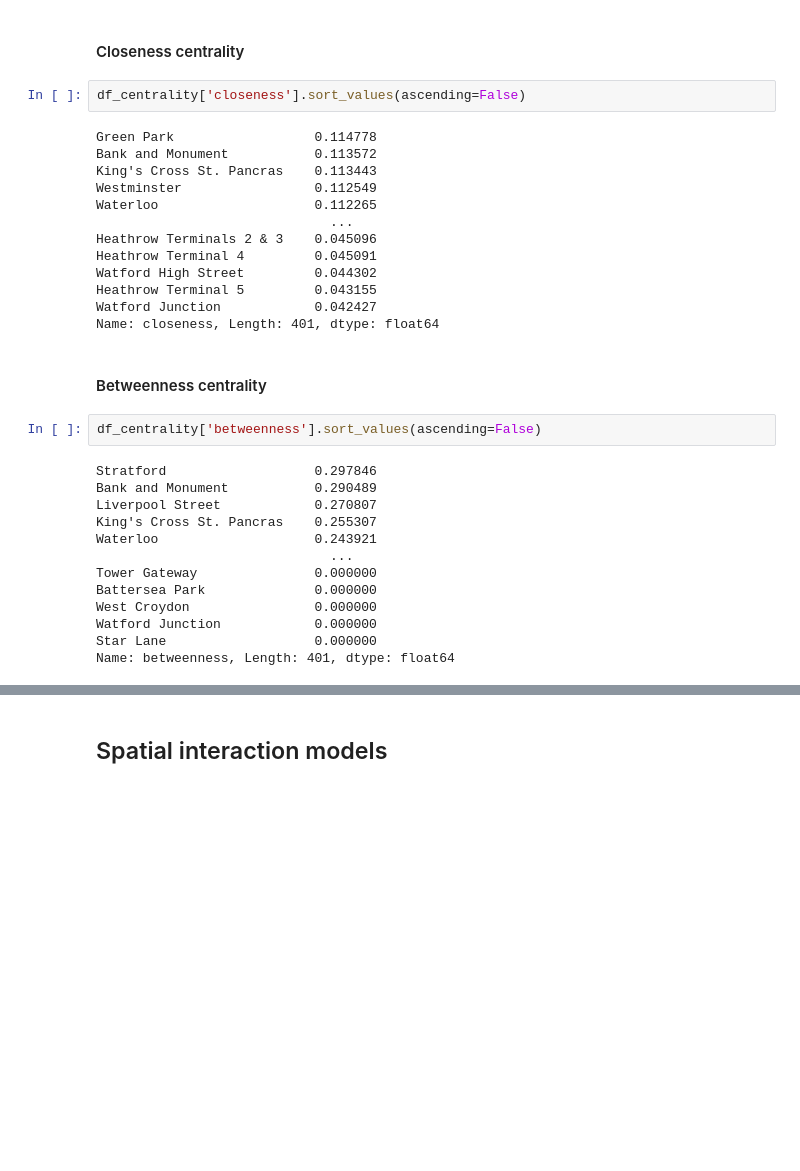
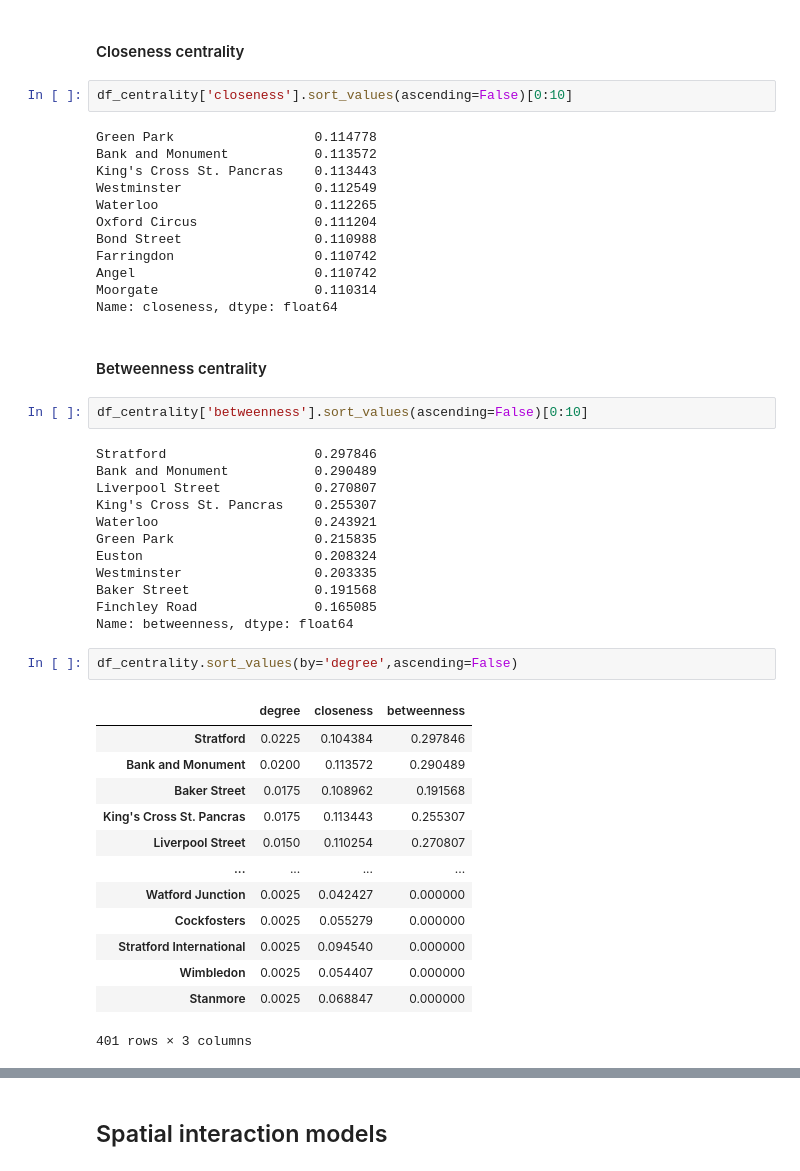
Before and after one commit to rpoandres/US_Assessment, a Jupyter notebook: US_Assessment.ipynb, the cells around one changed output, grey strips where cells are left out. Drawn from its saved outputs; the diff is of its cells as text; blank space fills up the shorter version.

```diff
--- a/US_Assessment.ipynb
+++ b/US_Assessment.ipynb
@@ -212,37 +235,51 @@ Name: degree, Length: 401, dtype: float64
 # %% [markdown]
 #### Closeness centrality
 # %%
-df_centrality['closeness'].sort_values(ascending=False)
+df_centrality['closeness'].sort_values(ascending=False)[0:10]
 # %% [output]
 Green Park                  0.114778
 Bank and Monument           0.113572
 King's Cross St. Pancras    0.113443
 Westminster                 0.112549
 Waterloo                    0.112265
-                              ...
-Heathrow Terminals 2 & 3    0.045096
-Heathrow Terminal 4         0.045091
-Watford High Street         0.044302
-Heathrow Terminal 5         0.043155
-Watford Junction            0.042427
-Name: closeness, Length: 401, dtype: float64
+Oxford Circus               0.111204
+Bond Street                 0.110988
+Farringdon                  0.110742
+Angel                       0.110742
+Moorgate                    0.110314
+Name: closeness, dtype: float64
 # %% [markdown]
 #### Betweenness centrality
 # %%
-df_centrality['betweenness'].sort_values(ascending=False)
+df_centrality['betweenness'].sort_values(ascending=False)[0:10]
 # %% [output]
 Stratford                   0.297846
 Bank and Monument           0.290489
 Liverpool Street            0.270807
 King's Cross St. Pancras    0.255307
 Waterloo                    0.243921
-                              ...
-Tower Gateway               0.000000
-Battersea Park              0.000000
-West Croydon                0.000000
-Watford Junction            0.000000
-Star Lane                   0.000000
-Name: betweenness, Length: 401, dtype: float64
+Green Park                  0.215835
+Euston                      0.208324
+Westminster                 0.203335
+Baker Street                0.191568
+Finchley Road               0.165085
+Name: betweenness, dtype: float64
+# %%
+df_centrality.sort_values(by='degree',ascending=False)
+# %% [output]
+|  | degree | closeness | betweenness |
+| Stratford | 0.0225 | 0.104384 | 0.297846 |
+| Bank and Monument | 0.0200 | 0.113572 | 0.290489 |
+| Baker Street | 0.0175 | 0.108962 | 0.191568 |
+| King's Cross St. Pancras | 0.0175 | 0.113443 | 0.255307 |
+| Liverpool Street | 0.0150 | 0.110254 | 0.270807 |
+| ... | ... | ... | ... |
+| Watford Junction | 0.0025 | 0.042427 | 0.000000 |
+| Cockfosters | 0.0025 | 0.055279 | 0.000000 |
+| Stratford International | 0.0025 | 0.094540 | 0.000000 |
+| Wimbledon | 0.0025 | 0.054407 | 0.000000 |
+| Stanmore | 0.0025 | 0.068847 | 0.000000 |
+401 rows × 3 columns
 # %%
 df_ranking = pd.DataFrame()
 rank = list(range(1, df_centrality.shape[0]+1))
```
Also changed, not shown: parts of 10 cells of this notebook.
